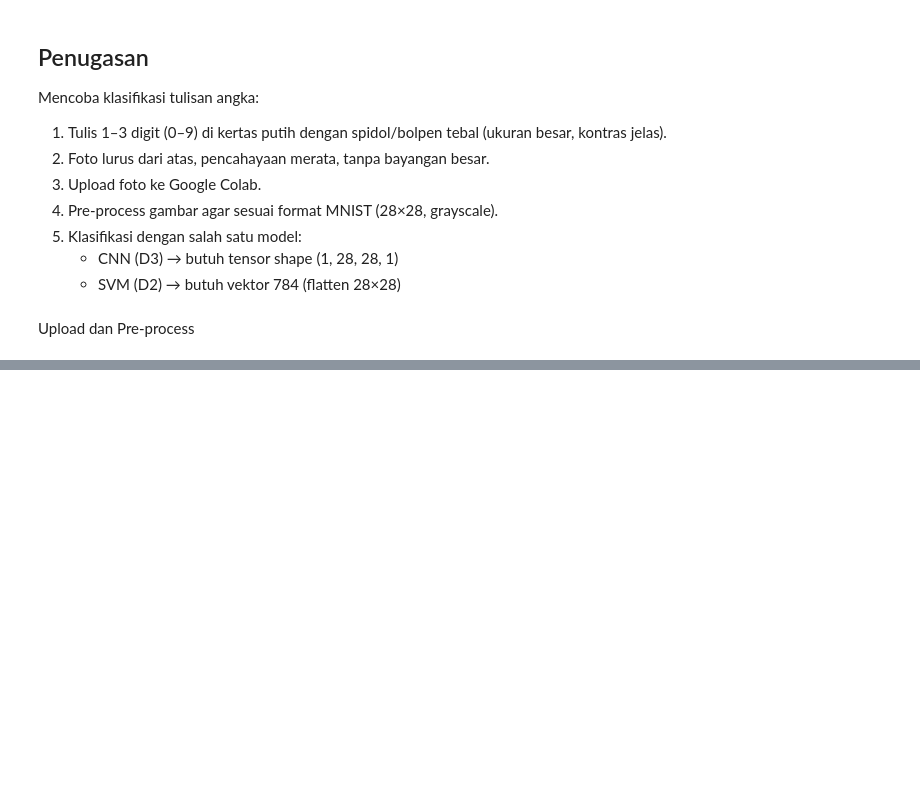
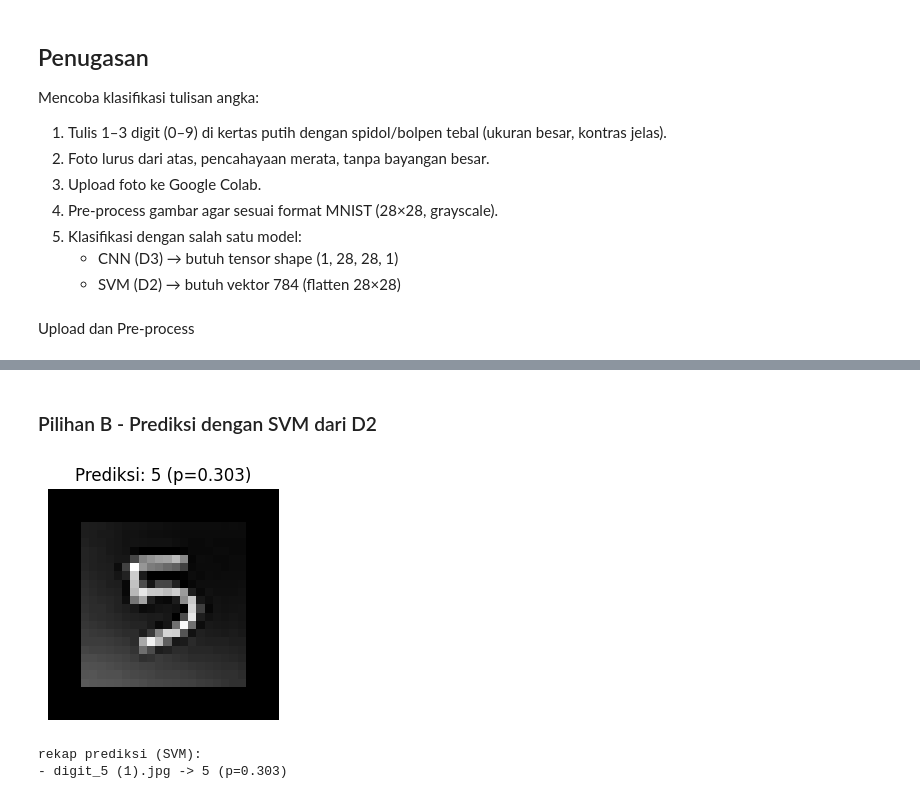
Before and after one commit to delafjr/computer-vision, a Jupyter notebook: jobsheet2.ipynb, the cells around one changed output, grey strips where cells are left out. Drawn from its saved outputs; the diff is of its cells as text; code cells hidden in the pictures; blank space fills up the shorter version.

```diff
--- a/jobsheet2.ipynb
+++ b/jobsheet2.ipynb
@@ -37,7 +37,7 @@ x_train_flat = x_train.reshape(len(x_train), -1) / 255.0
 x_test_flat = x_test.reshape(len(x_test), -1) / 255.0
 
 # svm
-clf = svm.SVC(kernel='linear', gamma='scale')
+clf = svm.SVC(kernel='linear', gamma='scale', probability=True)
 clf.fit(x_train_flat[:5000], y_train[:5000]) # gunakan subset karena svm berat
 y_pred = clf.predict(x_test_flat)
 
@@ -642,0 +674,45 @@ Saving digit_2.jpg to digit_2 (1).jpg
+# %% [markdown]
+### Pilihan B - Prediksi dengan SVM dari D2
+# %%
+from sklearn.metrics import accuracy_score
+from sklearn.svm import SVC
+
+results = []
+for fname in uploaded.keys():
+  img_pil = Image.open(fname)
+  disp, x = preprocess_to_mnist_28x28(img_pil)
+  x_flat = x.reshape(1, -1)   # (1,784)
+
+  pred = int(clf.predict(x_flat)[0])
+  # svm deafult tidak memiliki proba kecuali SVC (probability=True). jika ingin probabilitas:
+  # clf = svm.SVC(kernel='rbf', gamma='scale', probability=True) saat traininig
+
+  conf = None
+  try:
+    if hasattr(clf, "predict_proba"):
+      conf = float(np.max(clf.predict_proba(x_flat)))
+  except Exception:
+    pass
+
+  results.append((fname, pred, conf))
+
+  plt.figure(figsize=(3, 3))
+  plt.imshow(disp, cmap='gray')
+  if conf is not None:
+      plt.title(f"Prediksi: {pred} (p={conf:.3f})")
+  else:
+      plt.title(f"Prediksi: {pred}")
+  plt.axis('off')
+  plt.show()
+
+print("rekap prediksi (SVM):")
+for r in results:
+    fname, pred, conf = r
+    if conf is not None:
+        print(f"- {fname} -> {pred} (p={conf:.3f})")
+    else:
+        print(f"- {fname} -> {pred}")
+# %% [output]
+[figure, added]
+rekap prediksi (SVM):
+- digit_5 (1).jpg -> 5 (p=0.303)
```
Also changed, not shown: parts of 5 cells of this notebook.
